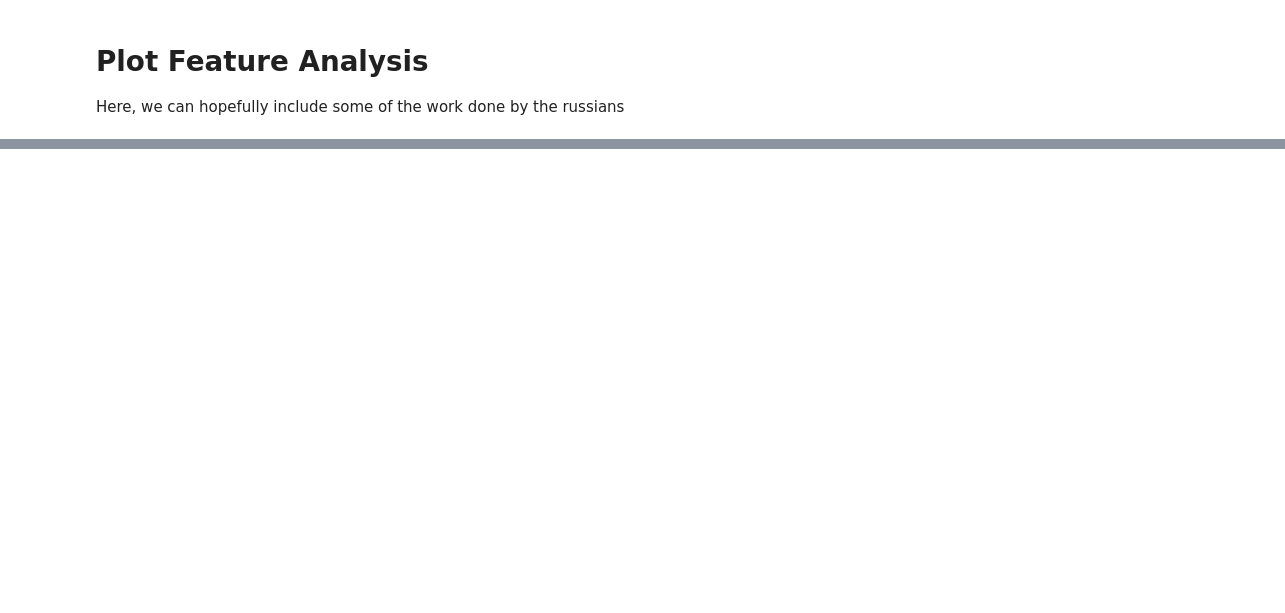
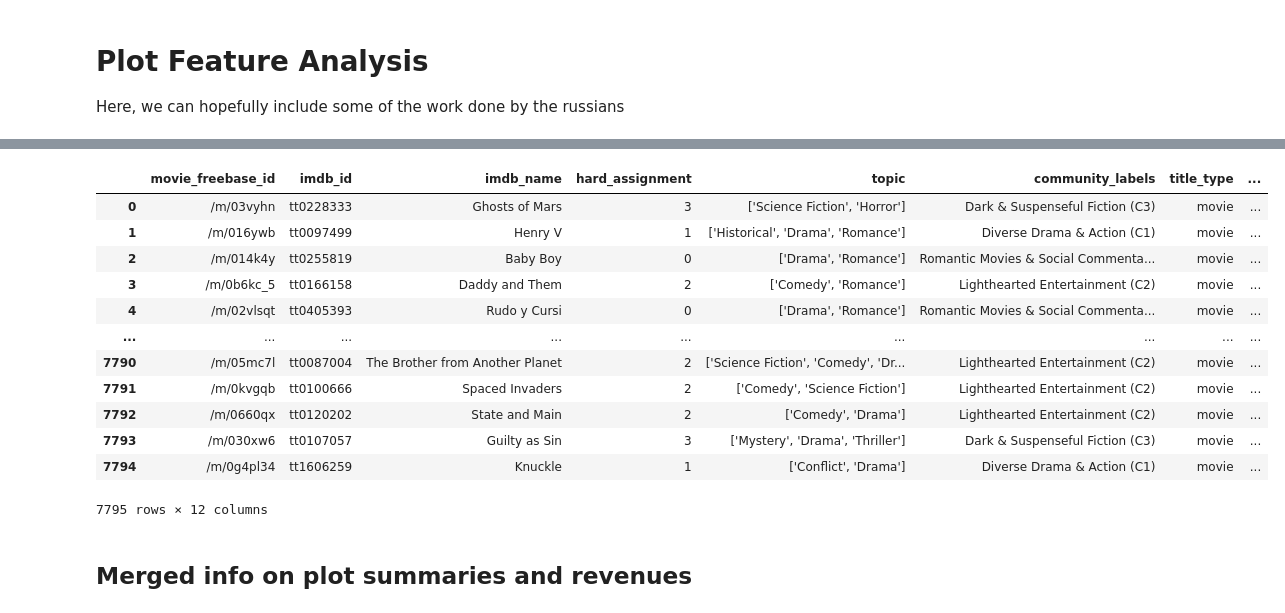
Before and after one commit to epfl-ada/ada-2023-project-biasbusters, a Jupyter notebook: analysis_revenue.ipynb, the cells around one changed output, grey strips where cells are left out. Drawn from its saved outputs; the diff is of its cells as text; code cells hidden in the pictures; blank space fills up the shorter version.

```diff
--- a/analysis_revenue.ipynb
+++ b/analysis_revenue.ipynb
@@ -129,0 +204,21 @@ Define and complete hypothesis testing
+# %%
+common_columns = set(plot_features.columns).intersection(set(revenue_df.columns))
+common_columns.discard('movie_freebase_id')
+revenue_df = revenue_df.drop(columns=common_columns)
+revenue_df
+# %% [output]
+|  | movie_freebase_id | imdb_id | imdb_name | hard_assignment | topic | community_labels | title_type | ... |
+| 0 | /m/03vyhn | tt0228333 | Ghosts of Mars | 3 | ['Science Fiction', 'Horror'] | Dark & Suspenseful Fiction (C3) | movie | ... |
+| 1 | /m/016ywb | tt0097499 | Henry V | 1 | ['Historical', 'Drama', 'Romance'] | Diverse Drama & Action (C1) | movie | ... |
+| 2 | /m/014k4y | tt0255819 | Baby Boy | 0 | ['Drama', 'Romance'] | Romantic Movies & Social Commenta... | movie | ... |
+| 3 | /m/0b6kc_5 | tt0166158 | Daddy and Them | 2 | ['Comedy', 'Romance'] | Lighthearted Entertainment (C2) | movie | ... |
+| 4 | /m/02vlsqt | tt0405393 | Rudo y Cursi | 0 | ['Drama', 'Romance'] | Romantic Movies & Social Commenta... | movie | ... |
+| ... | ... | ... | ... | ... | ... | ... | ... | ... |
+| 7790 | /m/05mc7l | tt0087004 | The Brother from Another Planet | 2 | ['Science Fiction', 'Comedy', 'Dr... | Lighthearted Entertainment (C2) | movie | ... |
+| 7791 | /m/0kvgqb | tt0100666 | Spaced Invaders | 2 | ['Comedy', 'Science Fiction'] | Lighthearted Entertainment (C2) | movie | ... |
+| 7792 | /m/0660qx | tt0120202 | State and Main | 2 | ['Comedy', 'Drama'] | Lighthearted Entertainment (C2) | movie | ... |
+| 7793 | /m/030xw6 | tt0107057 | Guilty as Sin | 3 | ['Mystery', 'Drama', 'Thriller'] | Dark & Suspenseful Fiction (C3) | movie | ... |
+| 7794 | /m/0g4pl34 | tt1606259 | Knuckle | 1 | ['Conflict', 'Drama'] | Diverse Drama & Action (C1) | movie | ... |
+7795 rows × 12 columns
+# %% [markdown]
+## Merged info on plot summaries and revenues
```
Also changed, not shown: parts of 35 cells of this notebook, 3 other files.
